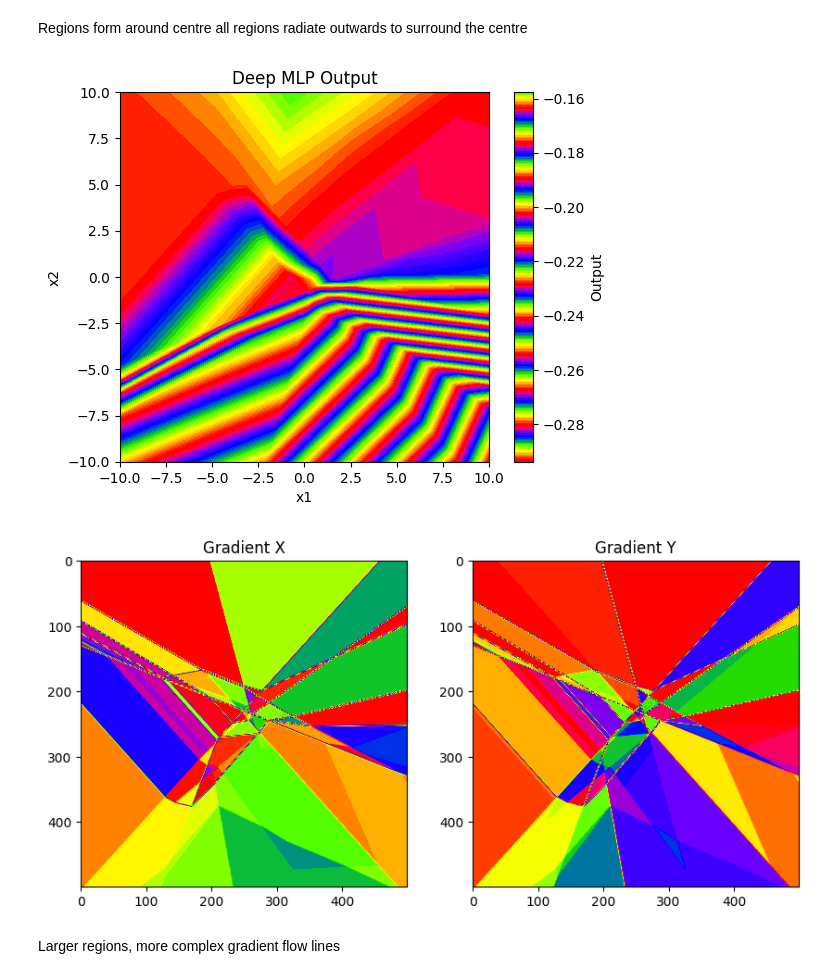
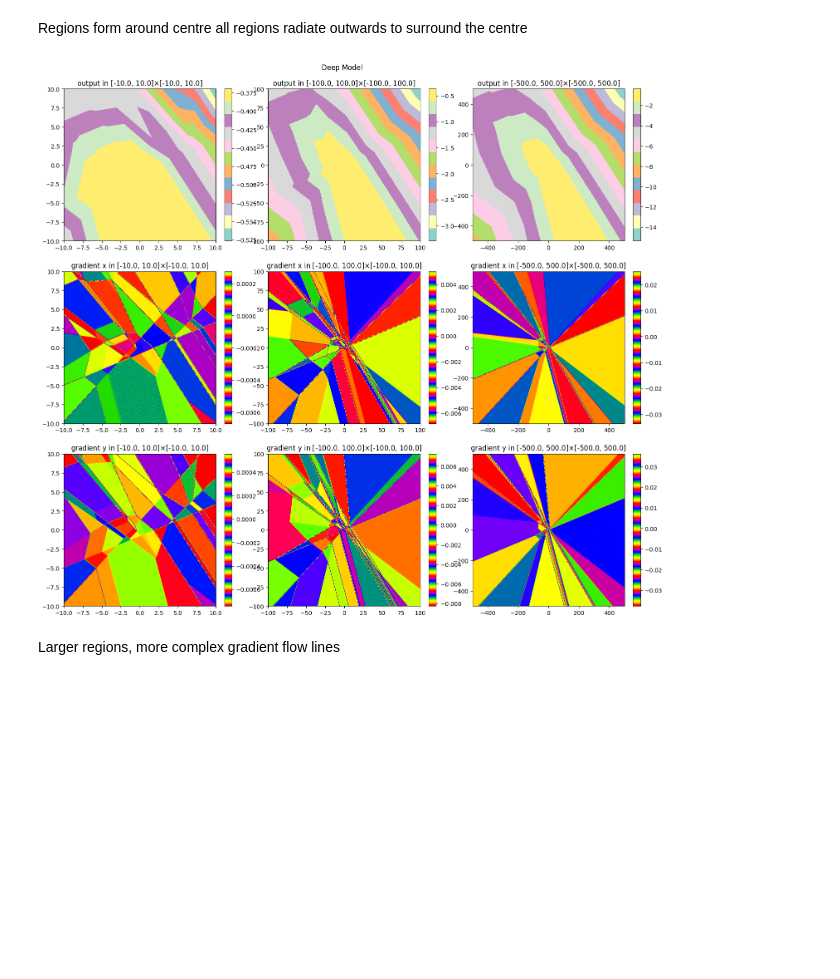
Before and after one commit to sh2099/ML_PHYS24, a Jupyter notebook: sheet05/sheet05.ipynb, the cells around one changed output. Saved outputs shown, nothing was run; the diff lists cells and outputs as text; code cells hidden in the pictures; blank space fills up the shorter version.

```diff
--- a/sheet05/sheet05.ipynb
+++ b/sheet05/sheet05.ipynb
@@ -436,46 +436,37 @@ class DeepModel(nn.Module):
         x = self.fc5(x)
 
         return x
-# %%
-model_deep = DeepModel()
-# Generate grid points
-size = 10
-x1 = np.linspace(-size, size, 500)
-x2 = np.linspace(-size, size, 500)
-x1, x2 = np.meshgrid(x1, x2)
-grid = np.stack([x1.ravel(), x2.ravel()], axis=1)  # Shape (250000, 2)
-
-# Convert grid to tensor
-grid_tensor = torch.tensor(grid, dtype=torch.float32)
-
-# Compute model output
-with torch.no_grad():
-    output = model_deep(grid_tensor).numpy().reshape(500, 500)
-
-# Visualize output
-plt.imshow(output, extent=(-size, size, -size, size), origin='lower', cmap='prism')
-plt.colorbar(label='Output')
-plt.title('Deep MLP Output')
-plt.xlabel('x1')
-plt.ylabel('x2')
-plt.show()
-# %% [output]
-[figure, removed]
-# %%
-# Use numpy.gradient to compute spatial gradient of network as an image
-# Visualise components using prism colormap
-
-grad = np.gradient(output)
-grad_x = grad[0]
-grad_y = grad[1]
-
-fig, ax = plt.subplots(1, 2, figsize=(10, 5))
-ax[0].imshow(grad_x, cmap='prism')
-ax[0].set_title('Gradient X')
-ax[1].imshow(grad_y, cmap='prism')
-ax[1].set_title('Gradient Y')
-plt.show()
-# %% [output]
-[figure, removed]
+# %%
+device = 'cpu'
+deepmodel = DeepModel().to(device)
+# %%
+fig, ax = plt.subplots(nrows=3, ncols=3, figsize=(18,15))
+for i, scale in enumerate((1, 10 ,50)):
+    x1 = np.linspace(-10*scale, 10*scale, 500)
+    x2 = np.linspace(-10*scale, 10*scale, 500)
+
+    xg1, xg2 = np.meshgrid(x1, x2, indexing='ij')
+    xs = np.stack((xg1.reshape(-1, 1), xg2.reshape(-1, 1)), axis=-1)
+
+    x = torch.tensor(xs).float().reshape(-1, 2)
+    y = deepmodel(x).reshape(500, 500)
+    y = y.detach().numpy()
+    cs = ax[0][i].imshow(y, origin='lower', extent=[x1[0], x1[-1], x2[0], x2[-1]], cmap='Set3')
+    ax[0][i].set_title(f'output in [{x1[0]}, {x1[-1]}]' + r'$\times$' + f'[{x2[0]}, {x2[-1]}]')
+    fig.colorbar(cs, ax=ax[0][i], fraction=0.046, shrink=1)
+
+    grad = np.gradient(y)
+    cs = ax[1][i].imshow(grad[0], origin='lower', extent=[x1[0], x1[-1], x2[0], x2[-1]], cmap='prism')
+    ax[1][i].set_title(f'gradient x in [{x1[0]}, {x1[-1]}]' + r'$\times$' + f'[{x2[0]}, {x2[-1]}]')
+    fig.colorbar(cs, ax=ax[1][i], fraction=0.046, shrink=1)
+
+    cs = ax[2][i].imshow(grad[1], origin='lower', extent=[x1[0], x1[-1], x2[0], x2[-1]], cmap='prism')
+    ax[2][i].set_title(f'gradient y in [{x1[0]}, {x1[-1]}]' + r'$\times$' + f'[{x2[0]}, {x2[-1]}]')
+    fig.colorbar(cs, ax=ax[2][i], fraction=0.046, shrink=1)
+
+fig.suptitle('Deep Model')
+plt.subplots_adjust(top=0.94)
+# %% [output]
+[figure, added]
 # %% [markdown]
 Larger regions, more complex gradient flow lines
```
Also changed, not shown: parts of 3 cells of this notebook.
